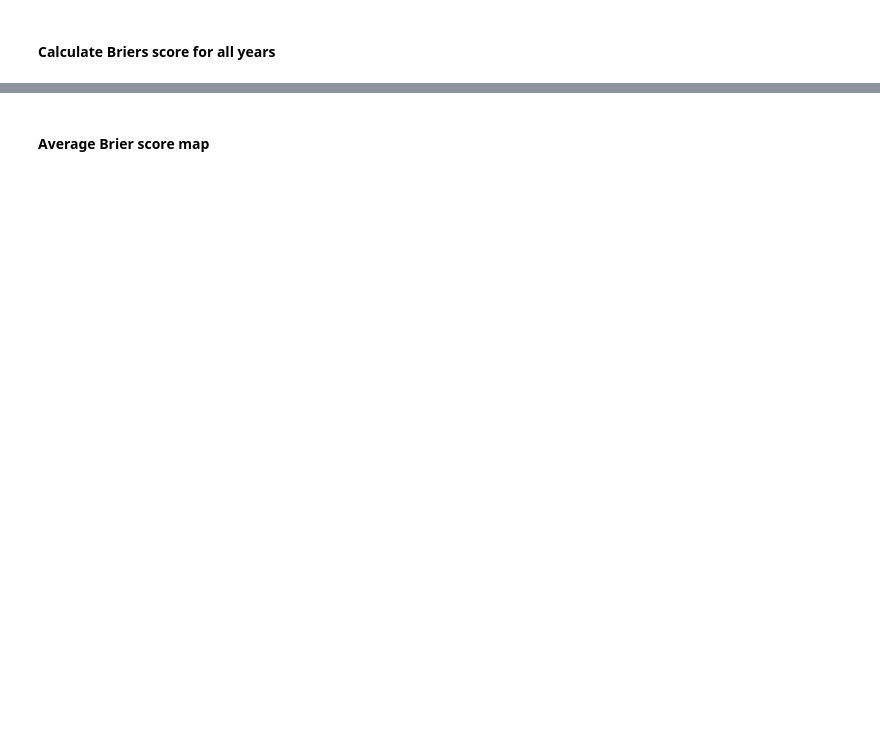
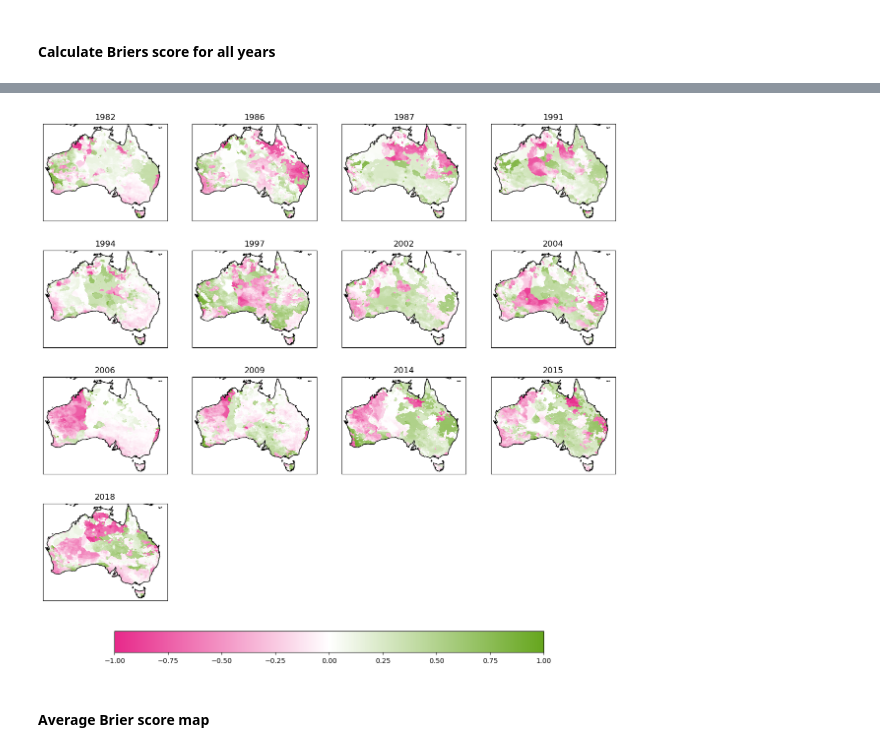
Before and after one commit to rubylieber/CSIRO_ENSO, a Jupyter notebook: Forecasting/Forecast median EN_update.ipynb, the cells around one changed output, grey strips where cells are left out. Cells and saved outputs as stored; diff of their text form; code cells hidden in the pictures; blank space fills up the shorter version.

```diff
--- a/Forecasting/Forecast median EN_update.ipynb
+++ b/Forecasting/Forecast median EN_update.ipynb
@@ -190,37 +175,40 @@ ds_ensemble3 = func.read_access_lag9("/g/data/ux62/access-s2/hindcast/calibrated
 # %%
 # Combine e1, e2, and e3
-ds_combined = xr.concat([ds_ensemble1, ds_ensemble2, ds_ensemble3], dim="ensemble")
+#ds_combined = xr.concat([ds_ensemble1, ds_ensemble2, ds_ensemble3], dim="ensemble")
 
 # Assign new ensemble numbers from 1 to 27
-ds_combined = ds_combined.assign_coords(ensemble=np.arange(1, 28))
+#ds_combined = ds_combined.assign_coords(ensemble=np.arange(1, 28))
+
+# Load the lag0 data from disk
+ds_combined = xr.load_dataarray( OUT_PATH / '0201.nc', chunks={'year' : 38})
 
 # Convert to mm per month and chunk
-son_lag9_yearly = (ds_combined * 30.33).chunk('auto')
+son_lag7_yearly = (ds_combined * 30.33)
 # %%
-target_anoms_lag9 = []
-below_q33_lag9 = []
+target_anoms_lag7 = []
+below_q33_lag7 = []
 
 for target_year in target_years:
-    son_lag9_target_anom = son_lag9_yearly.sel(year=target_year) - climatologies.sel(year=target_year)
-    below = (son_lag9_target_anom < rainfall_quantiles.sel(year=target_year)).sum(dim="ensemble") / son_lag9_target_anom.ensemble.size
-    target_anoms_lag9.append(son_lag9_target_anom)
-    below_q33_lag9.append(below)
+    son_lag7_target_anom = son_lag7_yearly.sel(year=target_year) - climatologies.sel(year=target_year)
+    below = (son_lag7_target_anom < rainfall_quantiles.sel(year=target_year)).sum(dim="ens") / son_lag7_target_anom.ens.size
+    target_anoms_lag7.append(son_lag7_target_anom)
+    below_q33_lag7.append(below)
 # %%
-target_anoms_lag9 = xr.concat(target_anoms_lag9, dim="year").assign_coords(year=target_years)
-below_q33_lag9 = xr.concat(below_q33_lag9, dim="year").assign_coords(year=target_years)
+target_anoms_lag7 = xr.concat(target_anoms_lag7, dim="year").assign_coords(year=target_years)
+below_q33_lag7 = xr.concat(below_q33_lag7, dim="year").assign_coords(year=target_years)
 # %% [markdown]
 #### Calculate Briers score for all years
 # %%
 brier_EN_means = []
 brier_lag0_means = []
-brier_lag9_means = []
+brier_lag7_means = []
 diff_lag0_maps = []
-diff_lag9_maps = []
+diff_lag7_maps = []
 
 for year in target_years:
     EN_prob = EN_probabilities.sel(year=year).where(landmask.data == 1)
     below_lag0 = below_q33_lag0.sel(year=year).where(landmask.data == 1)
-    below_lag9 = below_q33_lag9.sel(year=year).where(landmask.data == 1)
+    below_lag7 = below_q33_lag7.sel(year=year).where(landmask.data == 1)
     anom_target = target_anomalies.sel(year=year)
     q33_rainfall = rainfall_quantiles.sel(year=year)
 
@@ -228,21 +216,21 @@ for year in target_years:
 
     brier_score_EN = ((EN_prob - obs_binary) ** 2)
     brier_score_lag0 = ((below_lag0 - obs_binary) ** 2)
-    brier_score_lag9 = ((below_lag9 - obs_binary) ** 2)
+    brier_score_lag7 = ((below_lag7 - obs_binary) ** 2)
 
     diff_lag0_maps.append(brier_score_EN - brier_score_lag0)
-    diff_lag9_maps.append(brier_score_EN - brier_score_lag9)
+    diff_lag7_maps.append(brier_score_EN - brier_score_lag7)
 
     brier_EN_means.append(brier_score_EN.mean(dim=['lat', 'lon']).values)
     brier_lag0_means.append(brier_score_lag0.mean(dim=['lat', 'lon']).values)
-    brier_lag9_means.append(brier_score_lag9.mean(dim=['lat', 'lon']).values)
+    brier_lag7_means.append(brier_score_lag7.mean(dim=['lat', 'lon']).values)
 
 diff_lag0_maps = xr.concat(diff_lag0_maps, dim="year").assign_coords(year=target_years)
-diff_lag9_maps = xr.concat(diff_lag9_maps, dim="year").assign_coords(year=target_years)
+diff_lag7_maps = xr.concat(diff_lag7_maps, dim="year").assign_coords(year=target_years)
 
 brier_EN_means = np.array(brier_EN_means)
 brier_lag0_means = np.array(brier_lag0_means)
-brier_lag9_means = np.array(brier_lag9_means)
+brier_lag7_means = np.array(brier_lag7_means)
 # %%
 # Plot all models
 fig = plt.figure(figsize=(15, 16))
@@ -267,24 +257,26 @@ cbar = plt.colorbar(im, ax=axs, orientation='horizontal', shrink=0.75, pad=0.05)
 # %%
 # Plot all models
 fig = plt.figure(figsize=(15, 16))
 axs = []
 
 columns = 4
 rows = 4
 vmin=-1
 vmax=1
 cmap = LinearSegmentedColormap.from_list("pink_green", ["#e7298a", "white", "#66a61e"])
 
 for i, year in enumerate(diff_lag0_maps.year):
     ax = fig.add_subplot(rows, columns, i+1, projection=ccrs.PlateCarree(180))
-    im = diff_lag9_maps.sel(year=year).plot(ax=ax, cmap=cmap, vmin=vmin, vmax=vmax, add_colorbar=False, transform=ccrs.PlateCarree())
+    im = diff_lag7_maps.sel(year=year).plot(ax=ax, cmap=cmap, vmin=vmin, vmax=vmax, add_colorbar=False, transform=ccrs.PlateCarree())
     ax.coastlines()
     ax.set_title(f'{year.data}')
     # Gather all axes for when we make the colour bar
     axs.append(ax)
 
 # Put the colour bar to the left of all axes
 cbar = plt.colorbar(im, ax=axs, orientation='horizontal', shrink=0.75, pad=0.05)
+# %% [output]
+[figure, added]
 # %% [markdown]
 #### Average Brier score map
 # %%
```
Also changed, not shown: parts of 20 cells of this notebook, 1 other file.
